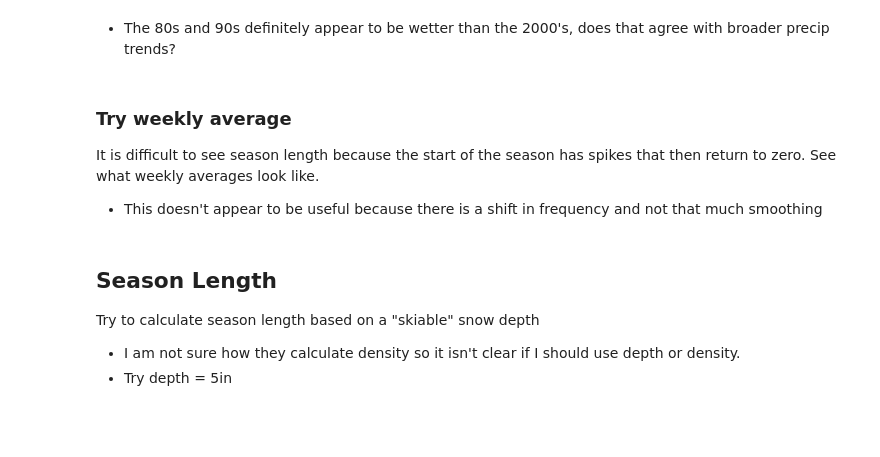
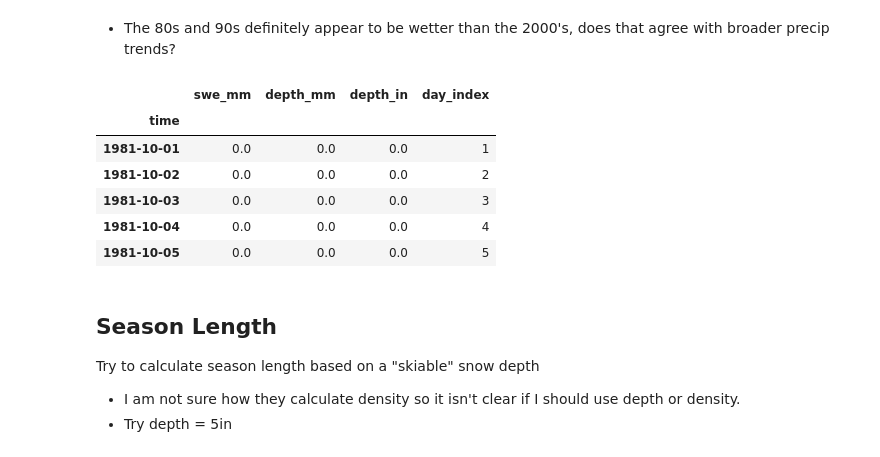
Before and after one commit to chrisrycx/sandia-snow-history, a Jupyter notebook: scripts/SandiaAnalysis-Season.ipynb, the cells around one changed output. Drawn from its saved outputs; the diff is of its cells as text; code cells hidden in the pictures; blank space fills up the shorter version.

```diff
--- a/scripts/SandiaAnalysis.ipynb
+++ b/scripts/SandiaAnalysis-Season.ipynb
@@ -38,7 +35,3 @@ fig2, ax2 = plt.subplots(1,1)
 data['swe_mm'].plot(ax=ax2)
 # %% [markdown]
 * The 80s and 90s definitely appear to be wetter than the 2000's, does that agree with broader precip trends?
-# %% [markdown]
-### Try weekly average
-It is difficult to see season length because the start of the season has spikes that then return to zero. See what weekly averages look like.
-* This doesn't appear to be useful because there is a shift in frequency and not that much smoothing
@@ -52,0 +38,12 @@ data_wk['swe_mm'].plot(ax=ax3)
+# %%
+#Add a day index column for extracting data later
+data['day_index'] = range(1,len(data) + 1)
+data.head()
+# %% [output]
+|  | swe_mm | depth_mm | depth_in | day_index |
+| time |  |  |  |  |
+| 1981-10-01 | 0.0 | 0.0 | 0.0 | 1 |
+| 1981-10-02 | 0.0 | 0.0 | 0.0 | 2 |
+| 1981-10-03 | 0.0 | 0.0 | 0.0 | 3 |
+| 1981-10-04 | 0.0 | 0.0 | 0.0 | 4 |
+| 1981-10-05 | 0.0 | 0.0 | 0.0 | 5 |
```
Also changed, not shown: parts of 18 cells of this notebook, 11 other files.
